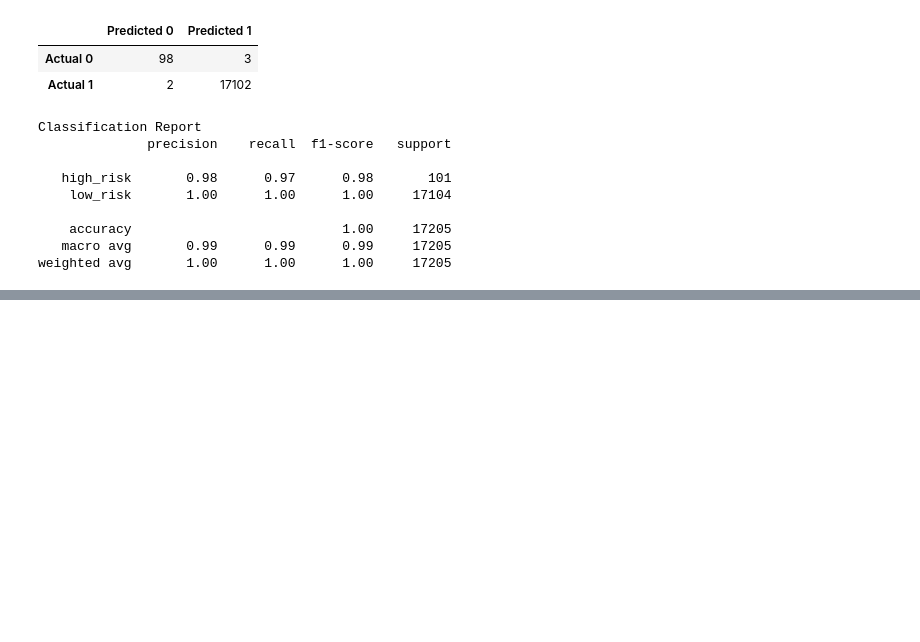
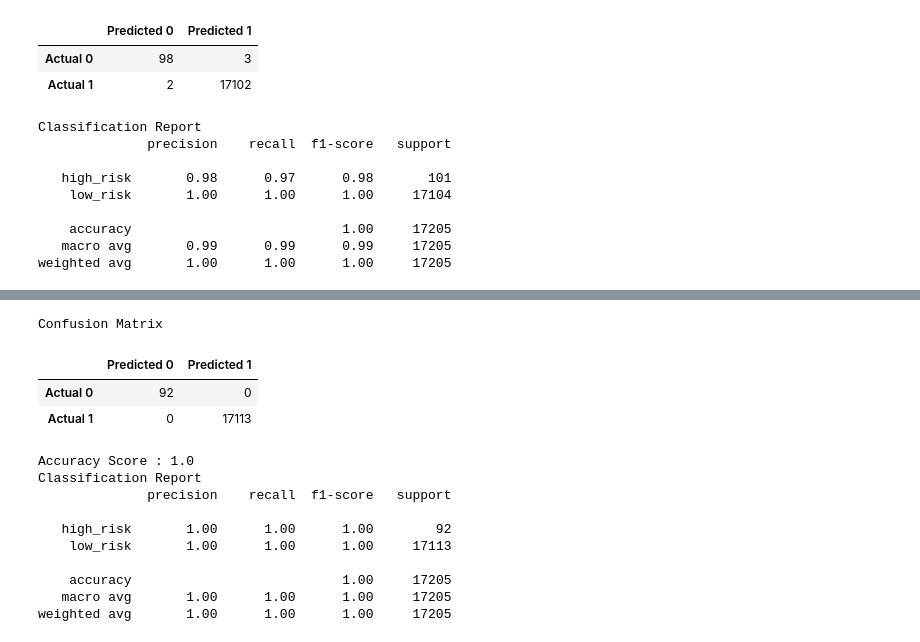
Before and after one commit to mpatubo/Module17_Credit_Risk_Analysis, a Jupyter notebook: credit_risk_ensemble.ipynb, the cells around one changed output, grey strips where cells are left out. Cells and saved outputs as stored; diff of their text form; code cells hidden in the pictures; blank space fills up the shorter version.

```diff
--- a/credit_risk_ensemble.ipynb
+++ b/credit_risk_ensemble.ipynb
@@ -488,0 +540,22 @@ weighted avg       1.00      1.00      1.00     17205
+# %%
+# Displaying results
+print("Confusion Matrix")
+display(cm_df)
+print(f"Accuracy Score : {acc_score}")
+print("Classification Report")
+print(classification_report(y_test, predictions))
+# %% [output]
+Confusion Matrix
+|  | Predicted 0 | Predicted 1 |
+| Actual 0 | 92 | 0 |
+| Actual 1 | 0 | 17113 |
+Accuracy Score : 1.0
+Classification Report
+              precision    recall  f1-score   support
+
+   high_risk       1.00      1.00      1.00        92
+    low_risk       1.00      1.00      1.00     17113
+
+    accuracy                           1.00     17205
+   macro avg       1.00      1.00      1.00     17205
+weighted avg       1.00      1.00      1.00     17205
```
Also changed, not shown: parts of 14 cells of this notebook.
